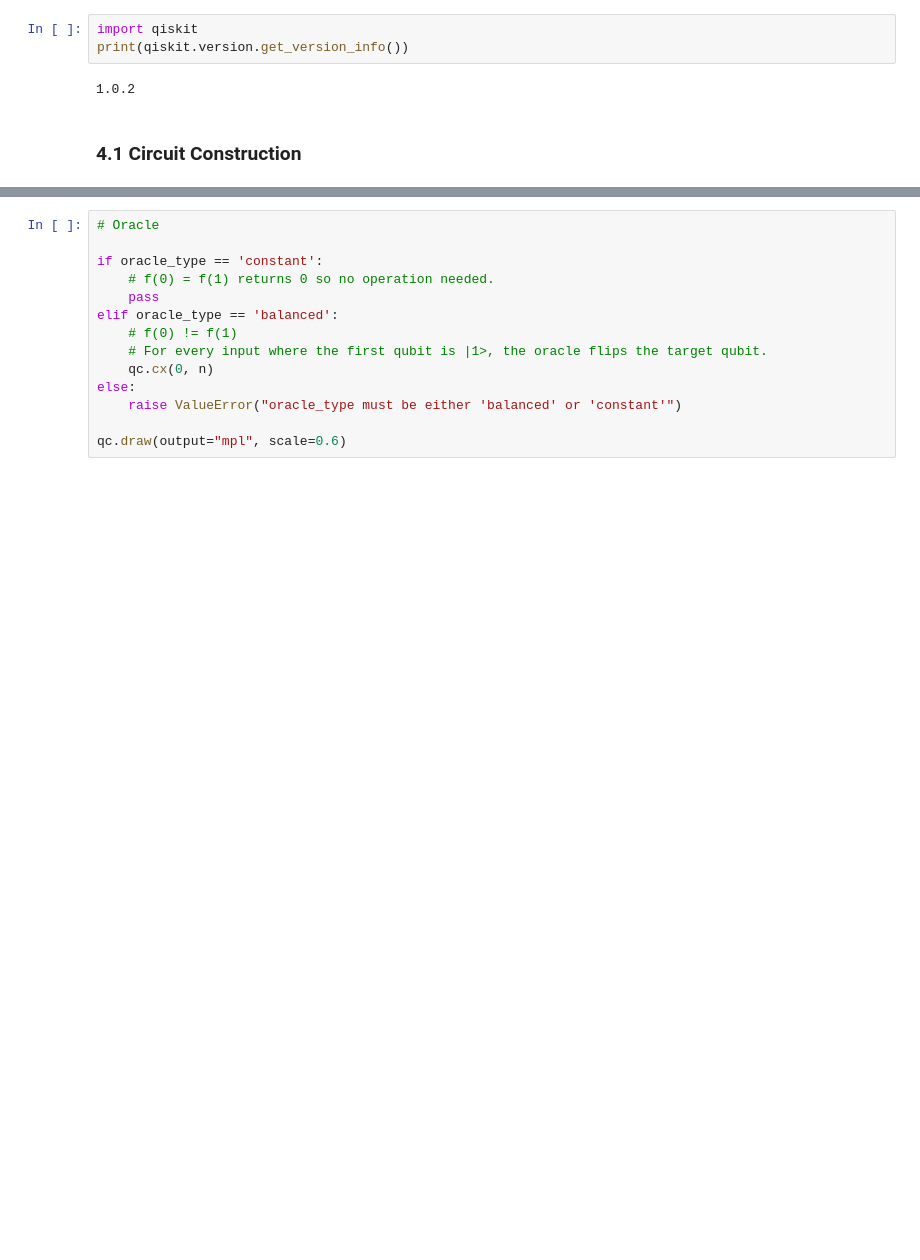
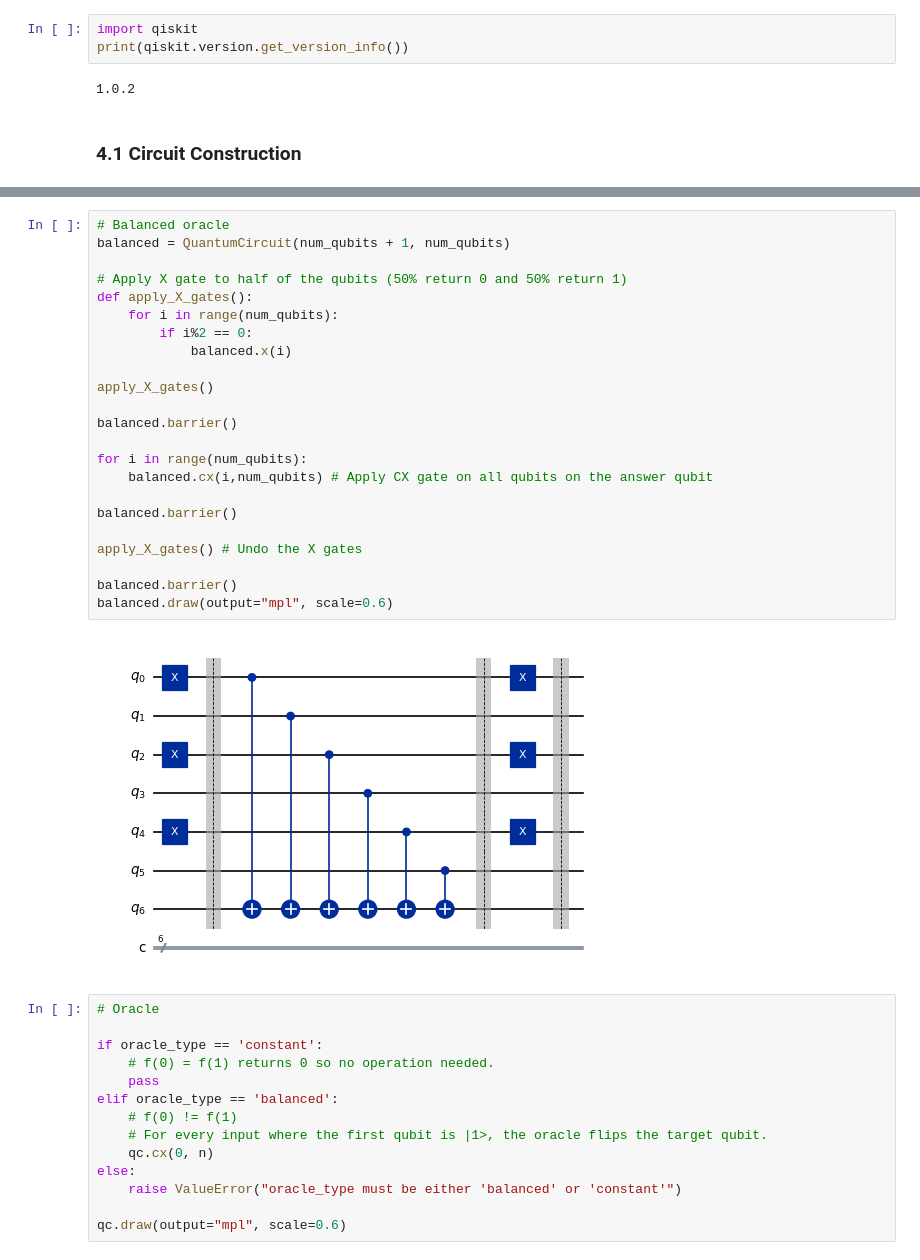
Before and after one commit to matttavares9/CSCI4961_labs_projects, a Jupyter notebook: Modules/Algorithms/Deutschs/deutschs.ipynb, the cells around one changed output, grey strips where cells are left out. Saved outputs shown, nothing was run; the diff lists cells and outputs as text; blank space fills up the shorter version.

```diff
--- a/Modules/Algorithms/Deutschs/deutschs.ipynb
+++ b/Modules/Algorithms/Deutschs/deutschs.ipynb
@@ -167,3 +185,28 @@ qc.draw(output="mpl", scale=0.6)
+# %%
+# Balanced oracle
+balanced = QuantumCircuit(num_qubits + 1, num_qubits)
+
+# Apply X gate to half of the qubits (50% return 0 and 50% return 1)
+def apply_X_gates():
+    for i in range(num_qubits):
+        if i%2 == 0:
+            balanced.x(i)
+
+apply_X_gates()
+
+balanced.barrier()
+
+for i in range(num_qubits):
+    balanced.cx(i,num_qubits) # Apply CX gate on all qubits on the answer qubit
+
+balanced.barrier()
+
+apply_X_gates() # Undo the X gates
+
+balanced.barrier()
+balanced.draw(output="mpl", scale=0.6)
+# %% [output]
+[figure, added]
 # %%
 # Oracle
 
```
Also changed, not shown: parts of 4 cells of this notebook.
